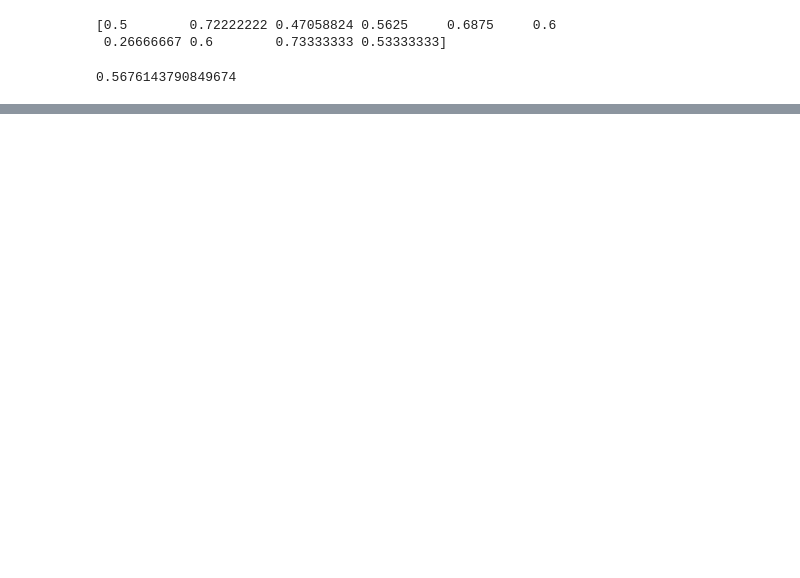
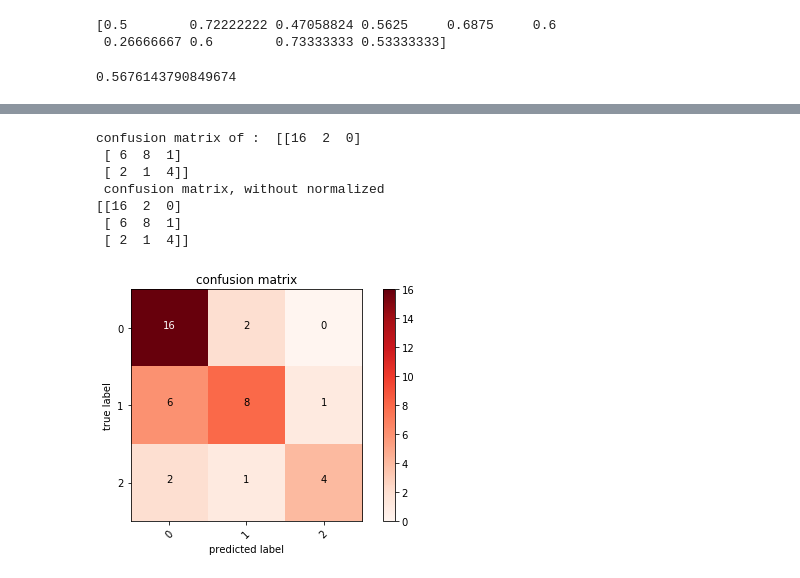
Before and after one commit to shathaa/MelanomaDetector, a Jupyter notebook: VGG16_SVM_v1.ipynb, the cells around one changed output, grey strips where cells are left out. Drawn from its saved outputs; the diff is of its cells as text; code cells hidden in the pictures; blank space fills up the shorter version.

```diff
--- a/VGG16_SVM_v1.ipynb
+++ b/VGG16_SVM_v1.ipynb
@@ -176,0 +139,51 @@ NameError: name 'h' is not defined
+# %%
+#alaa
+from sklearn.metrics import confusion_matrix
+cm = confusion_matrix(y_t.argmax(axis=1), y_p.argmax(axis=1))
+print("confusion matrix of : ",cm)
+
+def plot_confusion_matrix(cm, classes,
+                         normalize=False,
+                         title='confusion matrix',
+                         cmap=plt.cm.Reds):
+    # this funcation print & plots confusion matrix
+    # normalize can be applied by  normalize=True,
+    plt.figure()
+    plt.imshow(cm, interpolation='nearest', cmap=cmap)
+    plt.title(title)
+    plt.colorbar()
+    tick_marks= np.arange(len(classes))
+    plt.xticks(tick_marks, classes, rotation=45)
+    plt.yticks(tick_marks, classes)
+
+    if normalize:
+        cm= cm.astype('float')/ cm.sum(axis=1)[:, np.newaxis]
+        print("normalized confusion matrix")
+    else:
+        print(" confusion matrix, without normalized")
+    print(cm)
+
+    thresh=cm.max()/2.
+    for i,j in itertools.product(range(cm.shape[0]), range(cm.shape[1])):
+        plt.text(j, i, cm[i,j],
+                horizontalalignment="center",
+                color="white" if cm[i, j] > thresh else "black")
+
+    plt.tight_layout()
+    plt.ylabel('true label')
+    plt.xlabel('predicted label')
+
+    '''input to confusion_matrix must be a list of predictions, not OHEs (one hot encodings). Call argmax on your y_test and y_pred, and you should get what you expect.'''
+
+from sklearn.utils.multiclass import unique_labels
+classes = unique_labels(y_test, y_pred)
+plot_confusion_matrix(cm,classes)
+# %% [output]
+confusion matrix of :  [[16  2  0]
+ [ 6  8  1]
+ [ 2  1  4]]
+ confusion matrix, without normalized
+[[16  2  0]
+ [ 6  8  1]
+ [ 2  1  4]]
+[figure, added]
```
Also changed, not shown: parts of 13 cells of this notebook.
